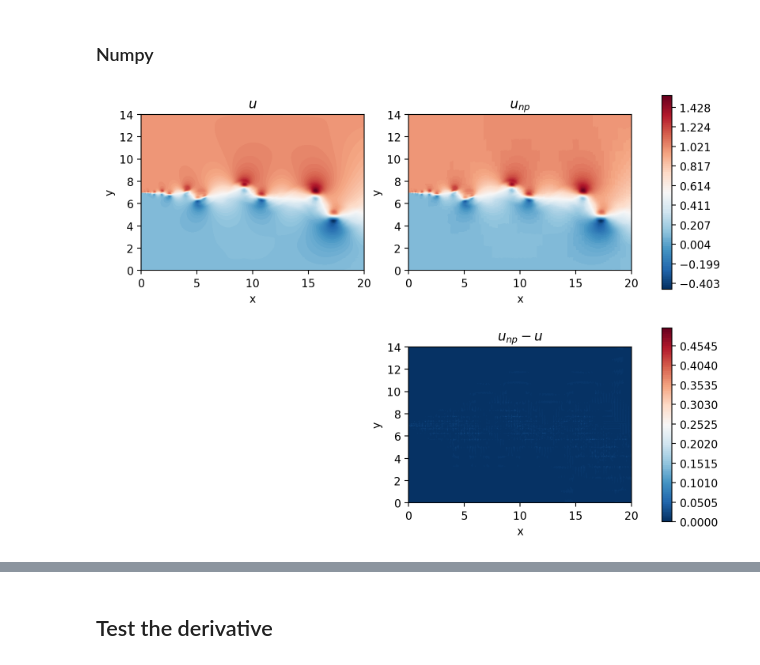
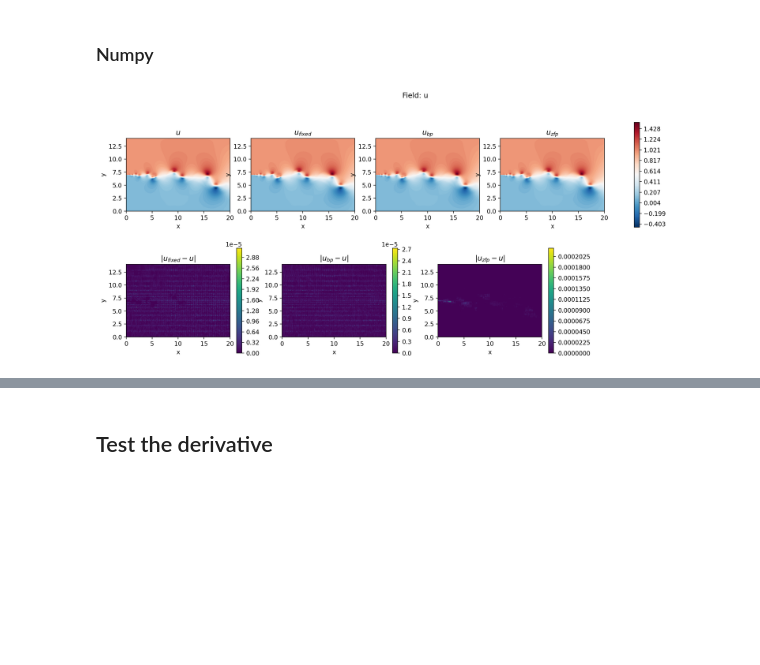
Before and after one commit to ExtremeFLOW/pySEMTools, a Jupyter notebook: examples/unindexed/7-data_compression/21-Legendre_truncation_numpy.ipynb, the cells around one changed output, grey strips where cells are left out. Saved outputs shown, nothing was run; the diff lists cells and outputs as text; code cells hidden in the pictures; blank space fills up the shorter version.

```diff
--- a/examples/unindexed/7-data_compression/21-Legendre_truncation_numpy.ipynb
+++ b/examples/unindexed/7-data_compression/21-Legendre_truncation_numpy.ipynb
@@ -105,39 +287,91 @@ u_np= dlt_read.reconstruct_field(field_name="u")
 ## Visualize the data
 # %%
 # General settings
+plot_fields =  ["u", "v", "p"] #list(field_names)
+u_levels_by_field = {}
+err_levels_by_field = {}
 
-u = fld.registry["u"]
-u_levels = np.linspace(np.min(u), np.max(u), 100)
-err_levels = np.linspace(0, 0.5, 100)
+for fld_name in plot_fields:
+    u = fld.registry[fld_name]
+    u_levels_by_field[fld_name] = np.linspace(np.min(u), np.max(u), 100)
+
+    err_fixed = np.abs(u_np[fld_name] - u)
+    err_bp = np.abs(u_bp[fld_name] - u)
+    err_zfp = np.abs(u_zfp[fld_name] - u)
+    err_max = np.max([np.max(err_fixed), np.max(err_bp), np.max(err_zfp)])
+
+    if err_max <= 0:
+        err_max = 1e-15
+
+    err_levels_by_field[fld_name] = 100
 # %% [markdown]
 ### Numpy
 # %%
+for fld_name in plot_fields:
+    u = fld.registry[fld_name]
+    u_ref = u_np[fld_name]
+    u_bitplane = u_bp[fld_name]
+    u_zfp_field = u_zfp[fld_name]
 
+    u_levels = u_levels_by_field[fld_name]
 
-fig, ax = plt.subplots(ncols=2, nrows=2, figsize=(10, 7), dpi = 200)
+    err_fixed = np.abs(u_ref - u)
+    err_bp = np.abs(u_bitplane - u)
+    err_zfp = np.abs(u_zfp_field - u)
 
-c00 = ax[0,0].tricontourf(msh.x.flatten(), msh.y.flatten() ,fld.registry["u"].flatten(), levels=u_levels, cmap="RdBu_r")
-ax[0,0].set_aspect('equal')
-ax[0,0].set_xlabel("x")
-ax[0,0].set_ylabel("y")
-ax[0,0].set_title(r"$u$")
+    fig, ax = plt.subplots(ncols=4, nrows=2, figsize=(18, 7), dpi=200)
 
-c01 = ax[0,1].tricontourf(msh.x.flatten(), msh.y.flatten() ,u_np.flatten(), levels=u_levels, cmap="RdBu_r")
-ax[0,1].set_aspect('equal')
-ax[0,1].set_xlabel("x")
-ax[0,1].set_ylabel("y")
-ax[0,1].set_title(r"$u_{np}$")
+    # Top row: original + reconstructions
+    c00 = ax[0,0].tricontourf(msh.x.flatten(), msh.y.flatten(), u.flatten(), levels=u_levels, cmap="RdBu_r")
+    ax[0,0].set_aspect('equal')
+    ax[0,0].set_xlabel("x")
+    ax[0,0].set_ylabel("y")
+    ax[0,0].set_title(rf"${fld_name}$")
 
-ax[1, 0].axis('off')
+    c01 = ax[0,1].tricontourf(msh.x.flatten(), msh.y.flatten(), u_ref.flatten(), levels=u_levels, cmap="RdBu_r")
+    ax[0,1].set_aspect('equal')
+    ax[0,1].set_xlabel("x")
+    ax[0,1].set_ylabel("y")
+    ax[0,1].set_title(rf"${fld_name}_{{fixed}}$")
 
-c11 = ax[1,1].tricontourf(msh.x.flatten(), msh.y.flatten() ,np.sqrt((u_np.flatten()- u.flatten())**2), levels=err_levels, cmap="RdBu_r")
-ax[1,1].set_aspect('equal')
-ax[1,1].set_xlabel("x")
-ax[1,1].set_ylabel("y")
-ax[1,1].set_title(r"$u_{np} - u$")
+    c02 = ax[0,2].tricontourf(msh.x.flatten(), msh.y.flatten(), u_bitplane.flatten(), levels=u_levels, cmap="RdBu_r")
+    ax[0,2].set_aspect('equal')
+    ax[0,2].set_xlabel("x")
+    ax[0,2].set_ylabel("y")
+    ax[0,2].set_title(rf"${fld_name}_{{bp}}$")
 
-cbar0=fig.colorbar(c00, ax=ax[0,:])
-cbar11=fig.colorbar(c11, ax=ax[1,:])
-plt.show()
+    c03 = ax[0,3].tricontourf(msh.x.flatten(), msh.y.flatten(), u_zfp_field.flatten(), levels=u_levels, cmap="RdBu_r")
+    ax[0,3].set_aspect('equal')
+    ax[0,3].set_xlabel("x")
+    ax[0,3].set_ylabel("y")
+    ax[0,3].set_title(rf"${fld_name}_{{zfp}}$")
+
+    # Bottom row: independent reconstruction errors (100 levels each)
+    c10 = ax[1,0].tricontourf(msh.x.flatten(), msh.y.flatten(), err_fixed.flatten(), levels=100, cmap="viridis")
+    ax[1,0].set_aspect('equal')
+    ax[1,0].set_xlabel("x")
+    ax[1,0].set_ylabel("y")
+    ax[1,0].set_title(rf"$|{fld_name}_{{fixed}} - {fld_name}|$")
+
+    c11 = ax[1,1].tricontourf(msh.x.flatten(), msh.y.flatten(), err_bp.flatten(), levels=100, cmap="viridis")
+    ax[1,1].set_aspect('equal')
+    ax[1,1].set_xlabel("x")
+    ax[1,1].set_ylabel("y")
+    ax[1,1].set_title(rf"$|{fld_name}_{{bp}} - {fld_name}|$")
+
+    c12 = ax[1,2].tricontourf(msh.x.flatten(), msh.y.flatten(), err_zfp.flatten(), levels=100, cmap="viridis")
+    ax[1,2].set_aspect('equal')
+    ax[1,2].set_xlabel("x")
+    ax[1,2].set_ylabel("y")
+    ax[1,2].set_title(rf"$|{fld_name}_{{zfp}} - {fld_name}|$")
+
+    ax[1,3].axis('off')
+
+    cbar0 = fig.colorbar(c00, ax=ax[0,:])
+    cbar10 = fig.colorbar(c10, ax=ax[1,0])
+    cbar11 = fig.colorbar(c11, ax=ax[1,1])
+    cbar12 = fig.colorbar(c12, ax=ax[1,2])
+    fig.suptitle(f"Field: {fld_name}")
+    plt.show()
 # %% [output]
-[figure, old version]
+[figure, new version]
```
Also changed, not shown: parts of 13 cells of this notebook, 1 other file.
